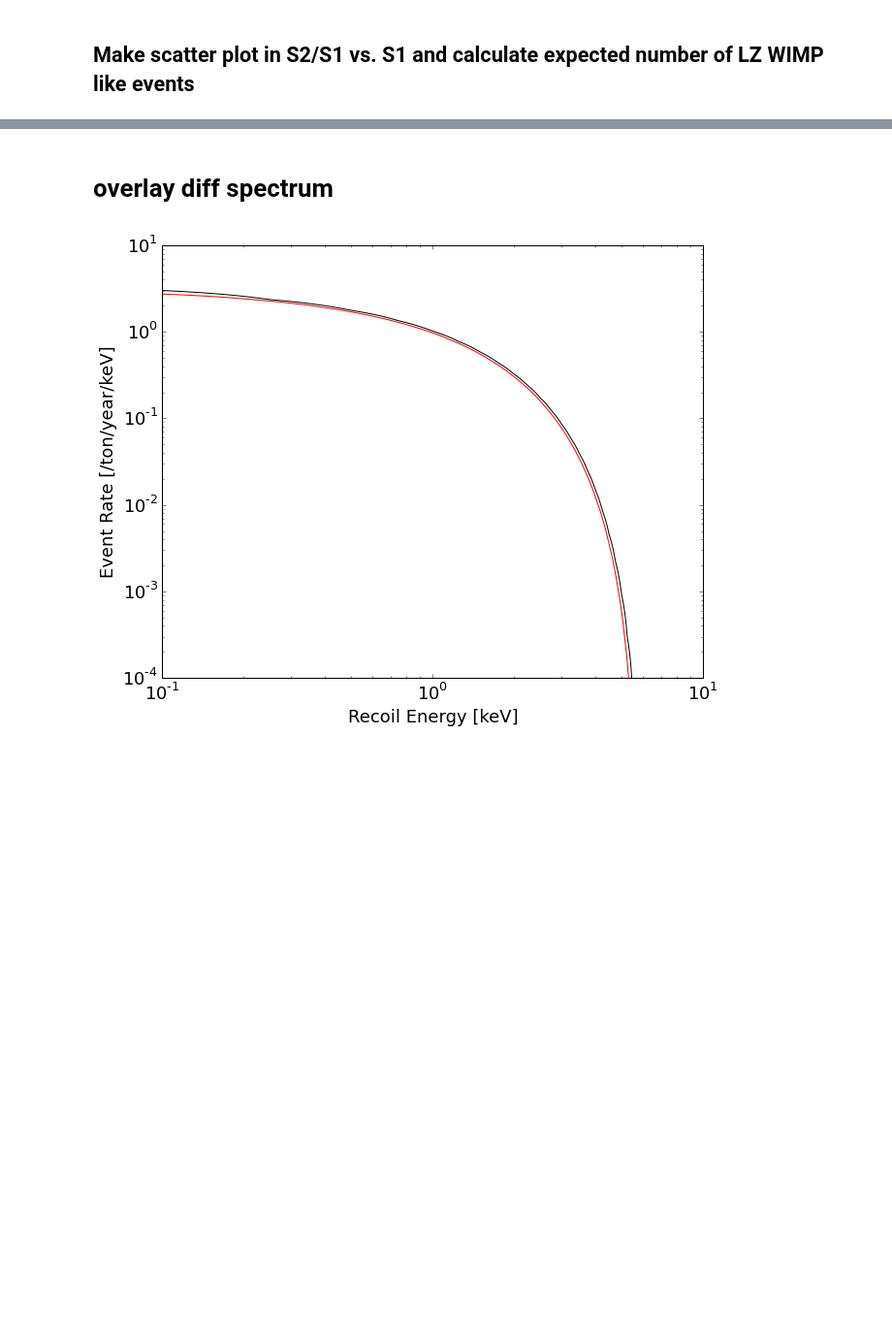
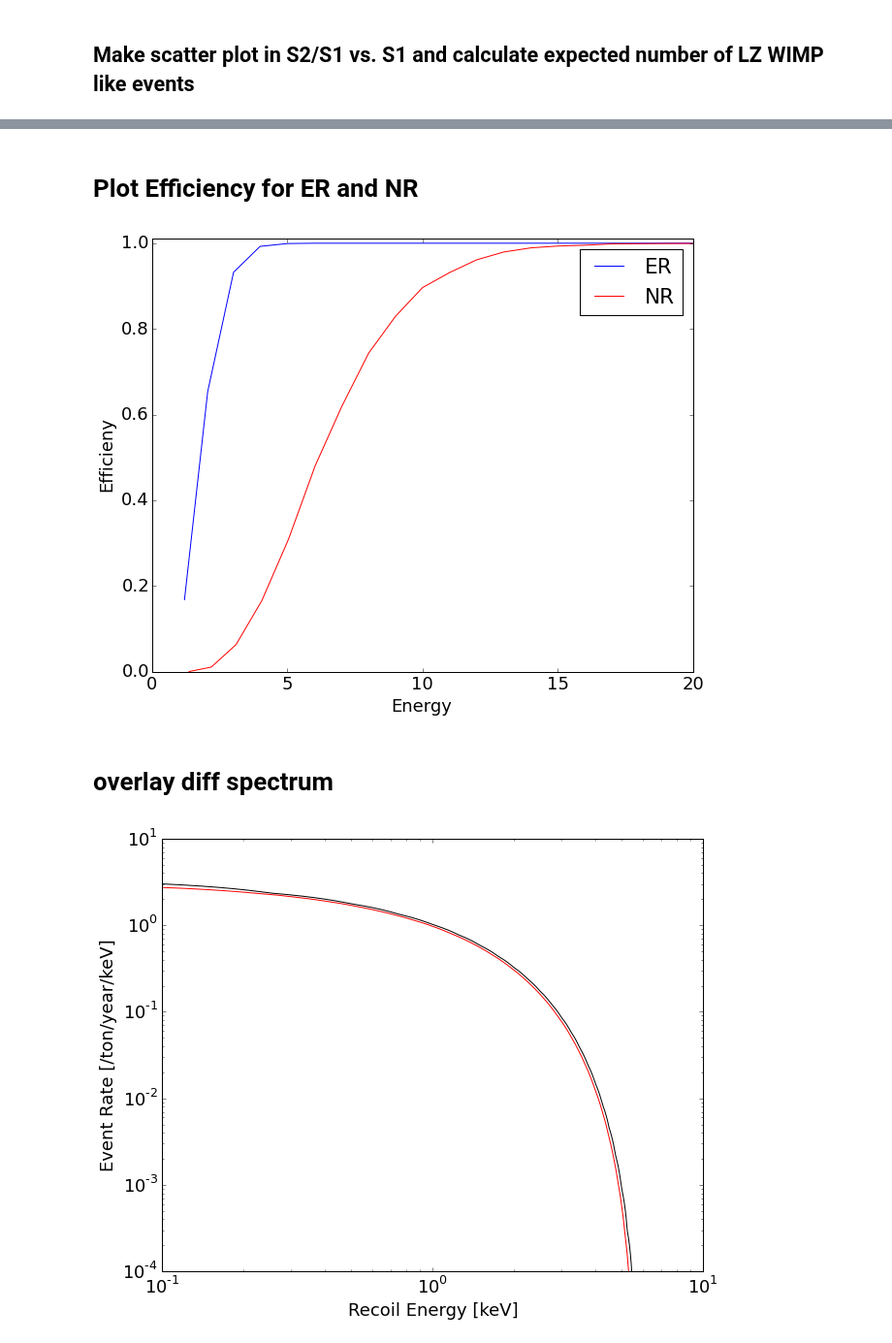
Before and after one commit to attdobi/iPyNb, a Jupyter notebook: PyNEST/LZ_S1S2_BG_Calc.ipynb, the cells around one changed output, grey strips where cells are left out. Shown at 97% size. Saved outputs shown, nothing was run; the diff lists cells and outputs as text; code cells hidden in the pictures; blank space fills up the shorter version.

```diff
--- a/PyNEST/LZ_S1S2_BG_Calc.ipynb
+++ b/PyNEST/LZ_S1S2_BG_Calc.ipynb
@@ -116,3 +117,17 @@ error: (m>k) failed for hidden m: fpcurf0:m=1
+# %% [markdown]
+<h1> Plot Efficiency for ER and NR </h1>
+# %%
+figure()
+plot(E_bin_cen_e, Eff_e,'b')
+plot(E_bin_cen_r, Eff_r,'r')
+legend(['ER','NR'])
+ylim([0,1.01])
+xlim([0, 20])
+xlabel('Energy')
+ylabel('Efficieny')
+savetxt('data/Eff.txt',np.vstack([E_bin_cen_e, Eff_e,E_bin_cen_r, Eff_r]).T)
+# %% [output]
+[figure, added]
 # %%
 #make a denisty scatter plot
 scatterColor(S1,log10(S2/S1))
```
Also changed, not shown: parts of 3 cells of this notebook, 59 other files.
